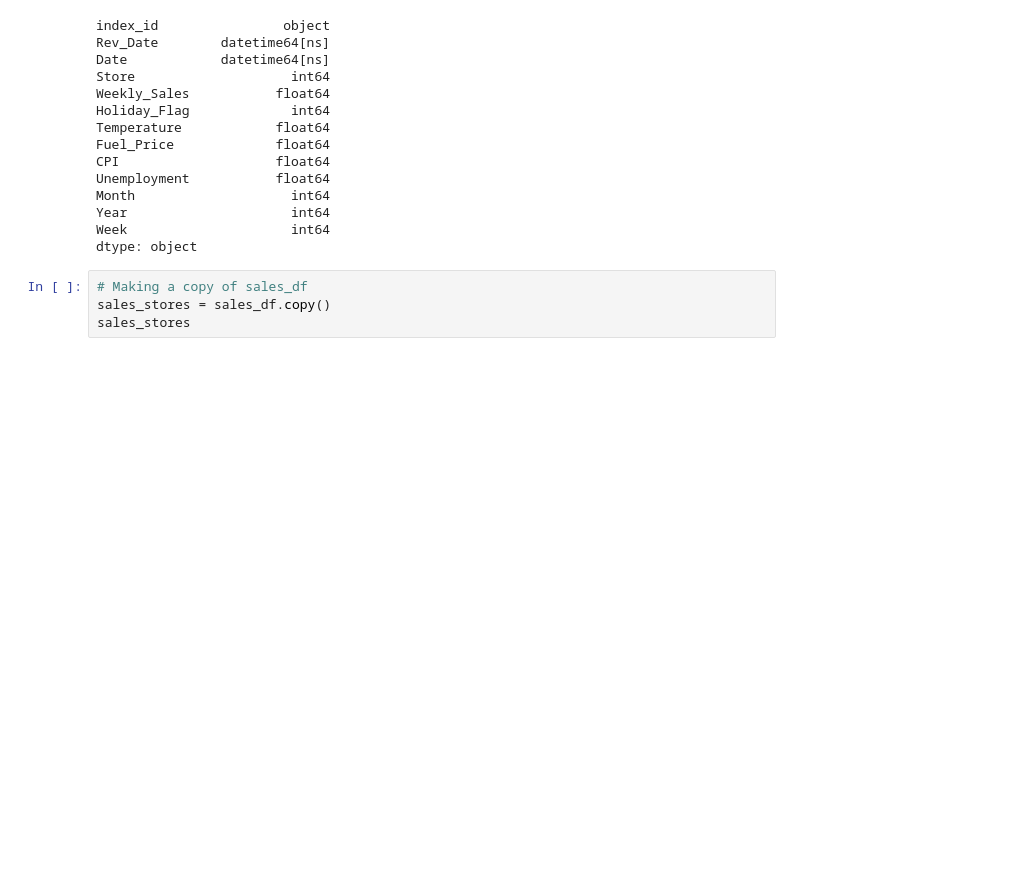
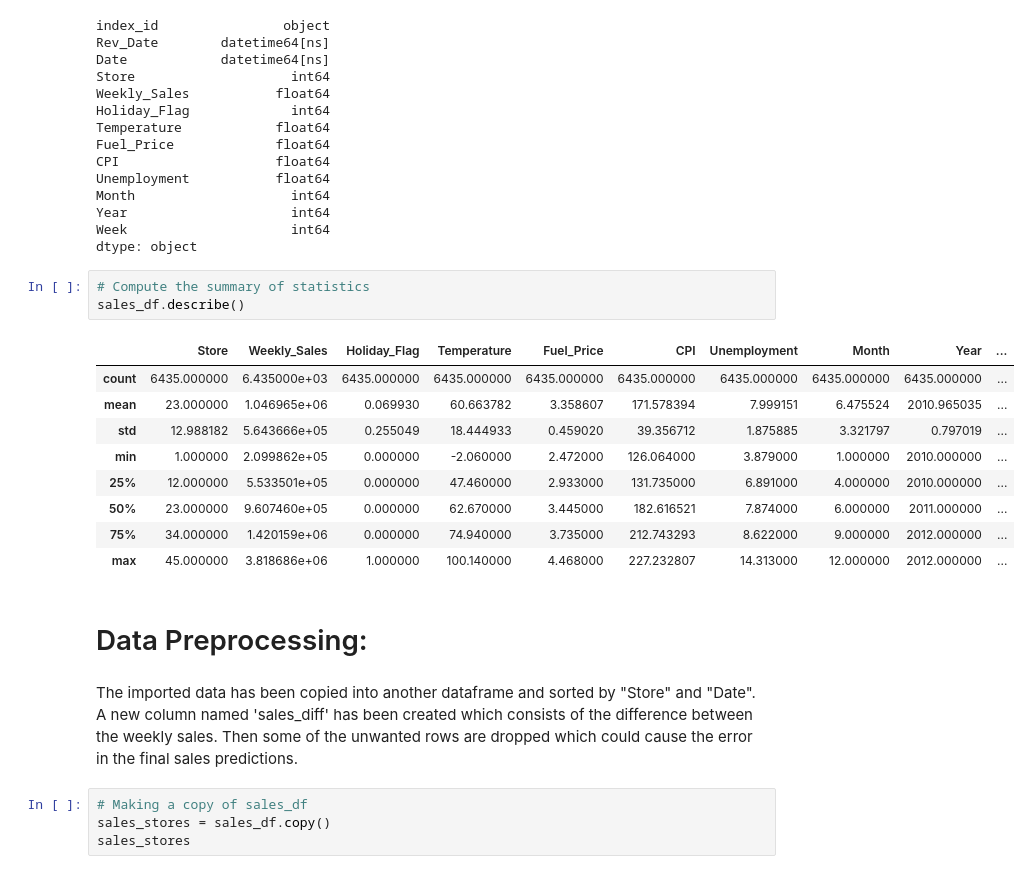
Before and after one commit to Franceskling/final_project, a Jupyter notebook: machine_learning/ALLstores_sales_forecast_ML.ipynb, the cells around one changed output. Drawn from its saved outputs; the diff is of its cells as text; blank space fills up the shorter version.

```diff
--- a/machine_learning/ALLstores_sales_forecast_ML.ipynb
+++ b/machine_learning/ALLstores_sales_forecast_ML.ipynb
@@ -57,6 +67,23 @@ Month                    int64
 Year                     int64
 Week                     int64
 dtype: object
+# %%
+# Compute the summary of statistics
+sales_df.describe()
+# %% [output]
+|  | Store | Weekly_Sales | Holiday_Flag | Temperature | Fuel_Price | CPI | Unemployment | Month | Year | ... |
+| count | 6435.000000 | 6.435000e+03 | 6435.000000 | 6435.000000 | 6435.000000 | 6435.000000 | 6435.000000 | 6435.000000 | 6435.000000 | ... |
+| mean | 23.000000 | 1.046965e+06 | 0.069930 | 60.663782 | 3.358607 | 171.578394 | 7.999151 | 6.475524 | 2010.965035 | ... |
+| std | 12.988182 | 5.643666e+05 | 0.255049 | 18.444933 | 0.459020 | 39.356712 | 1.875885 | 3.321797 | 0.797019 | ... |
+| min | 1.000000 | 2.099862e+05 | 0.000000 | -2.060000 | 2.472000 | 126.064000 | 3.879000 | 1.000000 | 2010.000000 | ... |
+| 25% | 12.000000 | 5.533501e+05 | 0.000000 | 47.460000 | 2.933000 | 131.735000 | 6.891000 | 4.000000 | 2010.000000 | ... |
+| 50% | 23.000000 | 9.607460e+05 | 0.000000 | 62.670000 | 3.445000 | 182.616521 | 7.874000 | 6.000000 | 2011.000000 | ... |
+| 75% | 34.000000 | 1.420159e+06 | 0.000000 | 74.940000 | 3.735000 | 212.743293 | 8.622000 | 9.000000 | 2012.000000 | ... |
+| max | 45.000000 | 3.818686e+06 | 1.000000 | 100.140000 | 4.468000 | 227.232807 | 14.313000 | 12.000000 | 2012.000000 | ... |
+# %% [markdown]
+# Data Preprocessing:
+# %% [markdown]
+The imported data has been copied into another dataframe and sorted by "Store" and "Date". A new column named 'sales_diff'  has been created which consists of the difference between the weekly sales. Then some of the unwanted rows are dropped which could cause the error in the final sales predictions.
 # %%
 # Making a copy of sales_df
 sales_stores = sales_df.copy()
```
Also changed, not shown: parts of 47 cells of this notebook.
